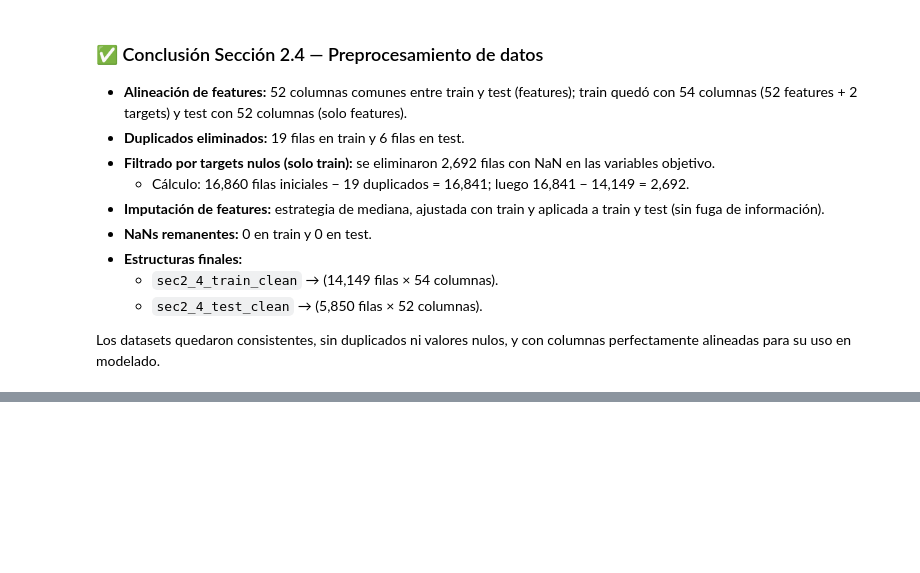
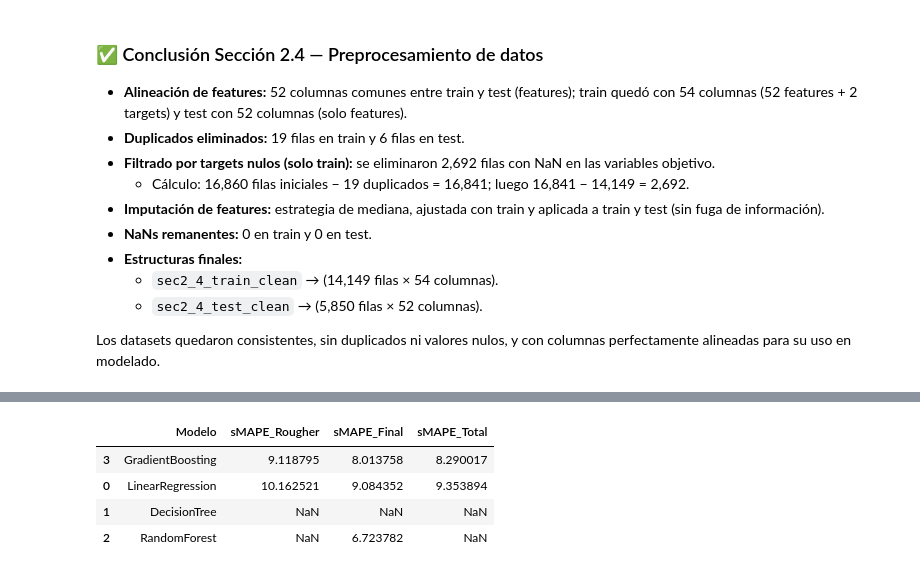
Before and after one commit to cjhirashi/proyecto-sprint-12, a Jupyter notebook: notebooks/gold_recovery_analysis.ipynb, the cells around one changed output, grey strips where cells are left out. Saved outputs shown, nothing was run; the diff lists cells and outputs as text; code cells hidden in the pictures; blank space fills up the shorter version.

```diff
--- a/notebooks/gold_recovery_analysis.ipynb
+++ b/notebooks/gold_recovery_analysis.ipynb
@@ -616,0 +1214,62 @@ Los datasets quedaron consistentes, sin duplicados ni valores nulos, y con colum
+# %%
+"""
+4.2 Entrenamiento y evaluación de múltiples modelos
+Propósito: Entrenar y evaluar distintos algoritmos de Machine Learning para predecir
+las recuperaciones (rougher y final), comparando su desempeño mediante validación cruzada
+con la métrica sMAPE ponderada.
+"""
+
+from sklearn.linear_model import LinearRegression
+from sklearn.tree import DecisionTreeRegressor
+from sklearn.ensemble import RandomForestRegressor, GradientBoostingRegressor
+from sklearn.model_selection import KFold, cross_val_score
+from sklearn.metrics import make_scorer
+
+# 1) Definir modelos base en un diccionario
+sec4_2_models = {
+    "LinearRegression": LinearRegression(),
+    "DecisionTree": DecisionTreeRegressor(random_state=42),
+    "RandomForest": RandomForestRegressor(random_state=42, n_jobs=-1),
+    "GradientBoosting": GradientBoostingRegressor(random_state=42)
+}
+
+# 2) Función auxiliar para evaluar un modelo con sMAPE
+def sec4_2_evaluar_modelo(modelo, X, y, cv):
+    """
+    Evalúa un modelo mediante validación cruzada usando la métrica sMAPE.
+    Retorna el valor medio de sMAPE en validación.
+    """
+    smape_scores = cross_val_score(
+        modelo, X, y, cv=cv, scoring=make_scorer(smape, greater_is_better=False)
+    )
+    return -smape_scores.mean()
+
+# 3) Configuración de validación cruzada
+sec4_2_cv = KFold(n_splits=5, shuffle=True, random_state=42)
+
+# 4) Separar features y targets desde el dataset limpio de entrenamiento
+X_train = sec2_4_train_clean.drop(columns=["rougher.output.recovery", "final.output.recovery"])
+y_train_rougher = sec2_4_train_clean["rougher.output.recovery"]
+y_train_final = sec2_4_train_clean["final.output.recovery"]
+
+# 5) Entrenamiento y evaluación de todos los modelos para rougher y final
+rows = []
+for nombre, mdl in sec4_2_models.items():
+    smape_r = sec4_2_evaluar_modelo(mdl, X_train, y_train_rougher, sec4_2_cv)
+    smape_f = sec4_2_evaluar_modelo(mdl, X_train, y_train_final, sec4_2_cv)
+    smape_tot = 0.25 * smape_r + 0.75 * smape_f
+    rows.append([nombre, smape_r, smape_f, smape_tot])
+
+# 6) Crear DataFrame con resultados
+sec4_2_results = pd.DataFrame(
+    rows, columns=["Modelo", "sMAPE_Rougher", "sMAPE_Final", "sMAPE_Total"]
+)
+
+# 7) Mostrar resultados ordenados por desempeño total
+display(sec4_2_results.sort_values("sMAPE_Total"))
+# %% [output]
+|  | Modelo | sMAPE_Rougher | sMAPE_Final | sMAPE_Total |
+| 3 | GradientBoosting | 9.118795 | 8.013758 | 8.290017 |
+| 0 | LinearRegression | 10.162521 | 9.084352 | 9.353894 |
+| 1 | DecisionTree | NaN | NaN | NaN |
+| 2 | RandomForest | NaN | 6.723782 | NaN |
```
Also changed, not shown: parts of 23 cells of this notebook.
